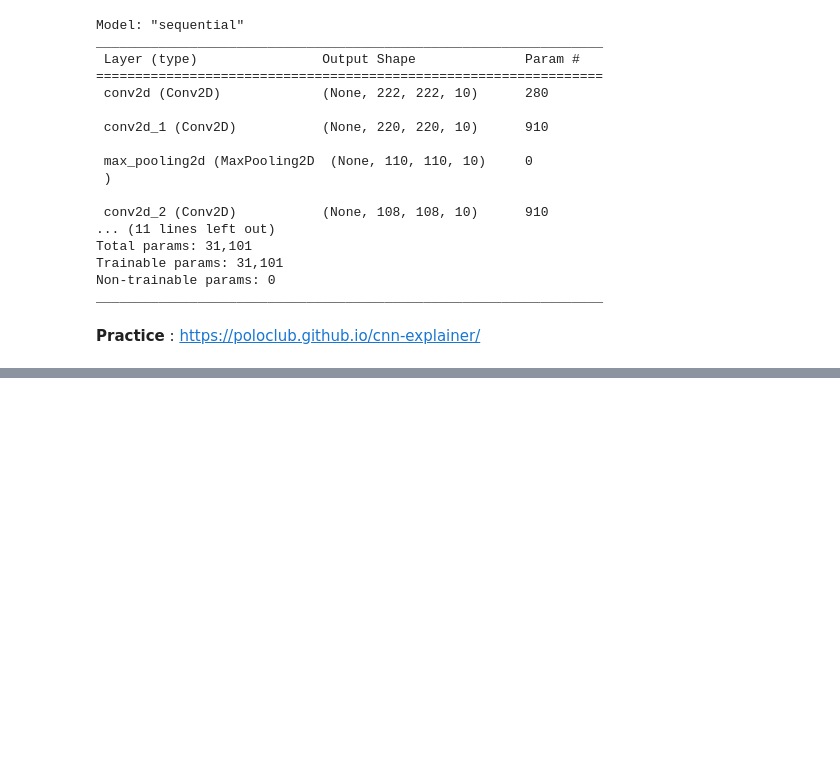
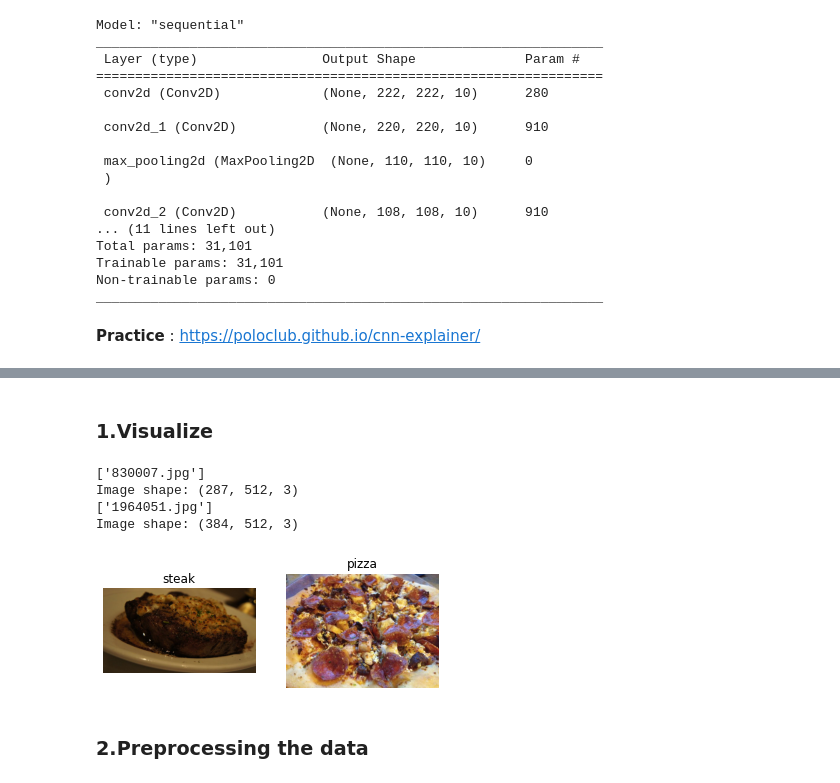
Before and after one commit to ThejakaSEP/Tensorflow_Certification, a Jupyter notebook: 03_ComputerVision_with_TF.ipynb, the cells around one changed output, grey strips where cells are left out. Saved outputs shown, nothing was run; the diff lists cells and outputs as text; code cells hidden in the pictures; blank space fills up the shorter version.

```diff
--- a/03_ComputerVision_with_TF.ipynb
+++ b/03_ComputerVision_with_TF.ipynb
@@ -256,0 +390,20 @@ _________________________________________________________________
+# %% [markdown]
+### 1.Visualize
+# %%
+# Visualize data
+import os
+import matplotlib.pyplot as plt
+
+plt.figure()
+plt.subplot(1,2,1)
+steak_img = view_random_image('/content/pizza_steak/train/','steak')
+plt.subplot(1,2,2)
+pizza_img  = view_random_image('/content/pizza_steak/train/','pizza')
+# %% [output]
+['830007.jpg']
+Image shape: (287, 512, 3)
+['1964051.jpg']
+Image shape: (384, 512, 3)
+[figure, added]
+# %% [markdown]
+### 2.Preprocessing the data
```
Also changed, not shown: parts of 41 cells of this notebook.
